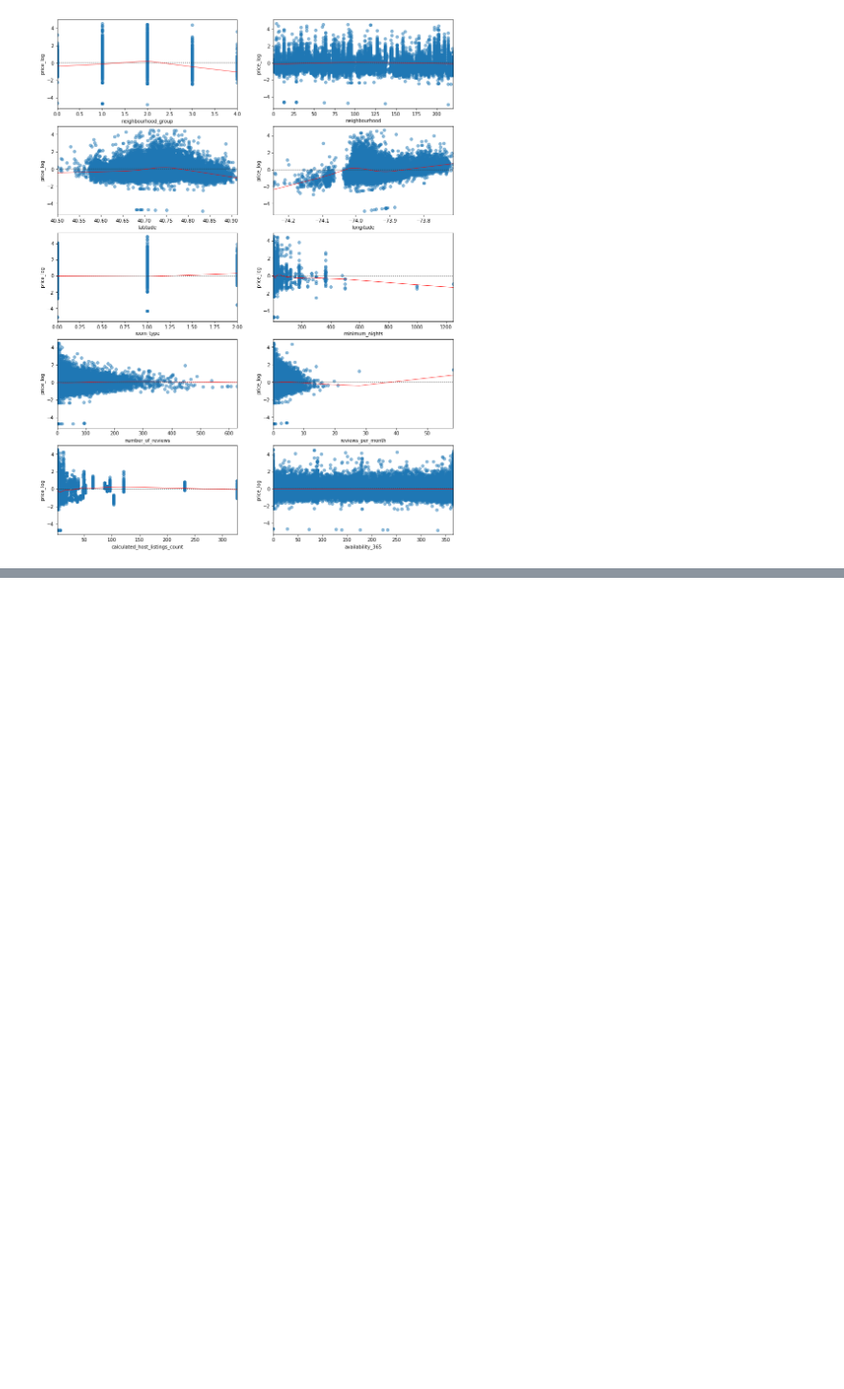
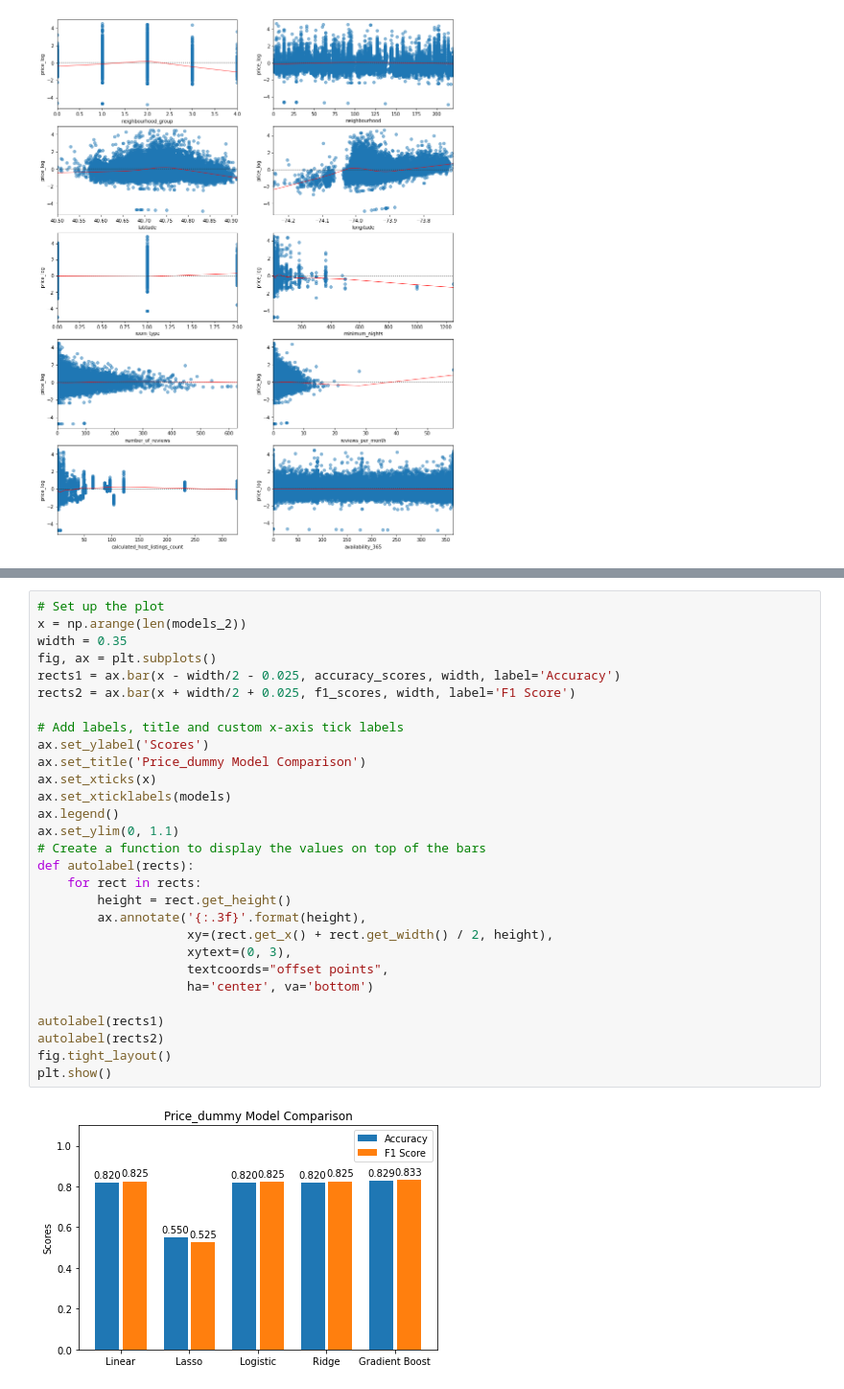
Before and after one commit to wowNorth0516/5243project, a Jupyter notebook: 5243Project.ipynb, the cells around one changed output, grey strips where cells are left out. Shown: that part at 96% size. Cells and saved outputs as stored; diff of their text form; blank space fills up the shorter version.

```diff
--- a/5243Project.ipynb
+++ b/5243Project.ipynb
@@ -337,0 +426,31 @@ Please also refer to the documentation for alternative solver options:
+# %%
+# Set up the plot
+x = np.arange(len(models_2))
+width = 0.35
+fig, ax = plt.subplots()
+rects1 = ax.bar(x - width/2 - 0.025, accuracy_scores, width, label='Accuracy')
+rects2 = ax.bar(x + width/2 + 0.025, f1_scores, width, label='F1 Score')
+
+# Add labels, title and custom x-axis tick labels
+ax.set_ylabel('Scores')
+ax.set_title('Price_dummy Model Comparison')
+ax.set_xticks(x)
+ax.set_xticklabels(models)
+ax.legend()
+ax.set_ylim(0, 1.1)
+# Create a function to display the values on top of the bars
+def autolabel(rects):
+    for rect in rects:
+        height = rect.get_height()
+        ax.annotate('{:.3f}'.format(height),
+                    xy=(rect.get_x() + rect.get_width() / 2, height),
+                    xytext=(0, 3),
+                    textcoords="offset points",
+                    ha='center', va='bottom')
+
+autolabel(rects1)
+autolabel(rects2)
+fig.tight_layout()
+plt.show()
+# %% [output]
+[figure, added]
```
Also changed, not shown: parts of 21 cells of this notebook.
